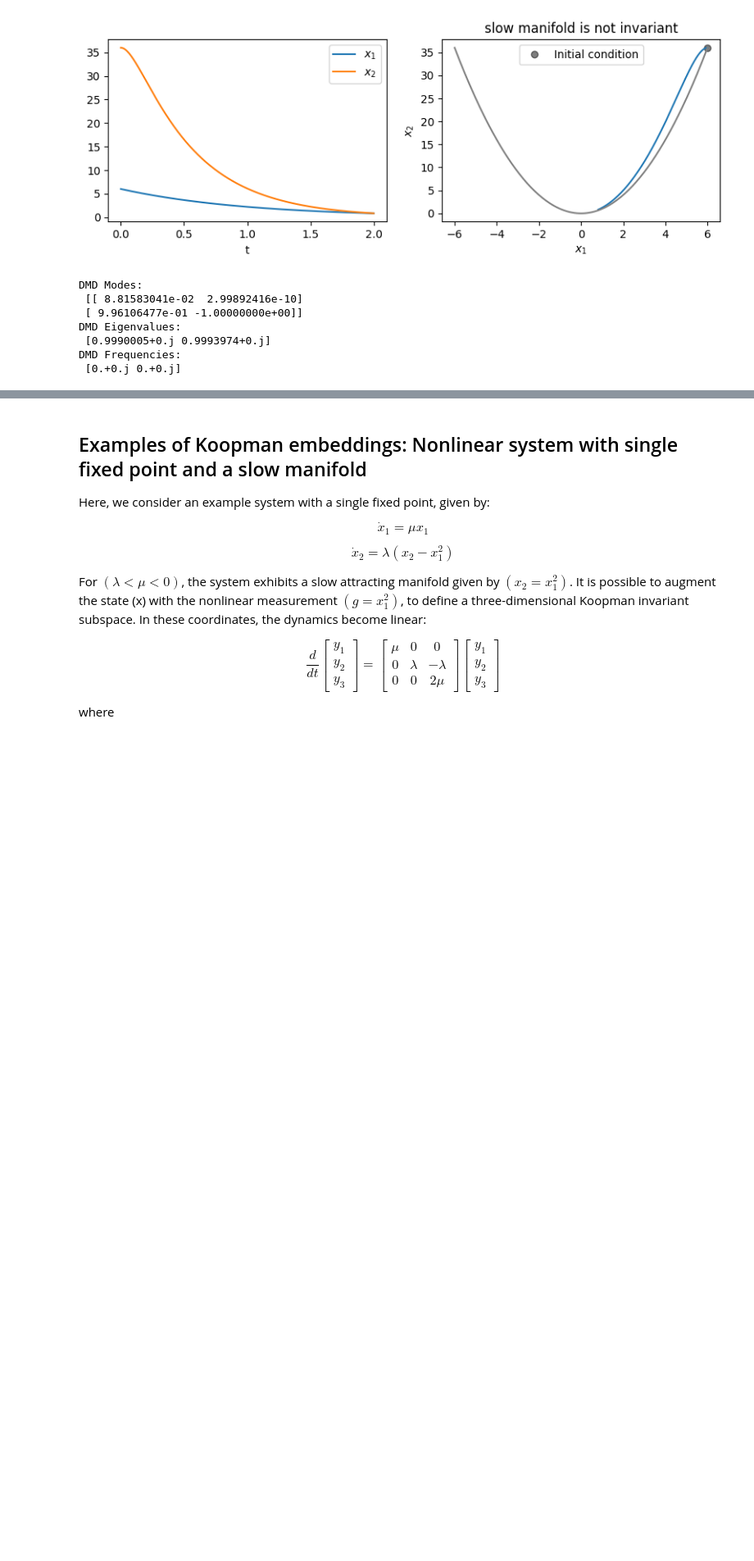
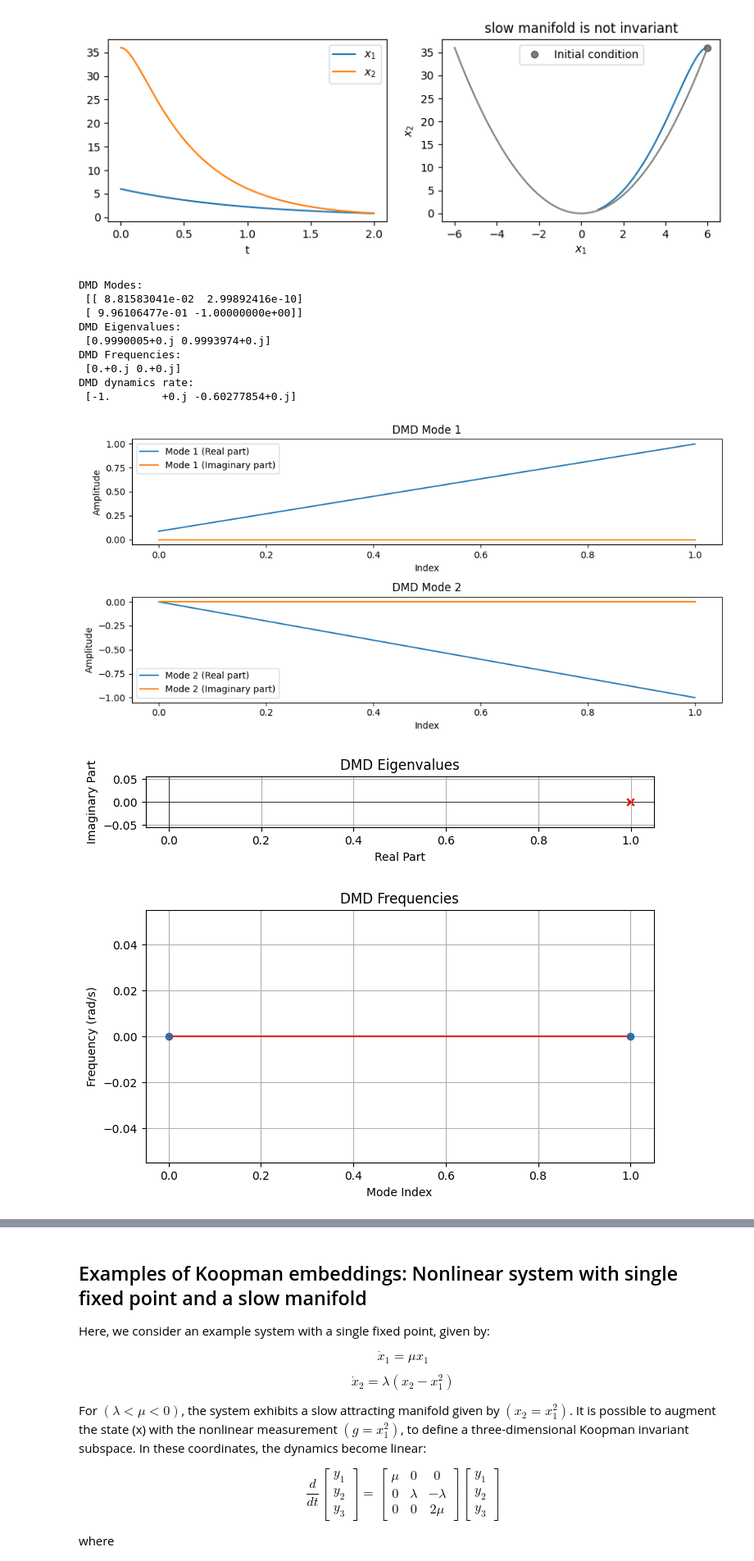
Before and after one commit to KulkarniHrishikesh/PyDMD, a Jupyter notebook: DMD.ipynb, the cells around one changed output, grey strips where cells are left out. Shown at 82% size. Saved outputs shown, nothing was run; the diff lists cells and outputs as text; code cells hidden in the pictures; blank space fills up the shorter version.

```diff
--- a/DMD.ipynb
+++ b/DMD.ipynb
@@ -286,27 +286,32 @@ def plot_dynamics(X, Y, modes, Lambda, delta_t):
 # %%
 # Example 1: Given system of
 t = t_data
 X1 = X[0:-1, :].T  # Example data
 X2 = X[1:, :].T  # Shifted data
 
 # Apply DMD
 Phi, Lambda, omega, rate = dynamic_mode_decomposition(X1, X2, r=2, delta_t=dt)
 
-print("DMD Modes:\n", Phi)
 print("DMD Eigenvalues:\n", Lambda)
 print("DMD Frequencies:\n", omega)
 print("DMD dynamics rate:\n", rate)
+print("DMD Modes:\n", Phi)
 
 #print(X1.shape,X2.shape)
 # Plot results
-#plot_dmd_results(Phi, Lambda, omega)
+plot_dmd_results(Phi, Lambda, omega)
 
-#plot_dynamics(X1, X2, Phi, Lambda, dt)
+plot_dynamics(X1, X2, Phi, Lambda, dt)
 # %% [output]
 DMD Modes:
  [[ 8.81583041e-02  2.99892416e-10]
  [ 9.96106477e-01 -1.00000000e+00]]
 DMD Eigenvalues:
  [0.9990005+0.j 0.9993974+0.j]
 DMD Frequencies:
  [0.+0.j 0.+0.j]
+DMD dynamics rate:
+ [-1.        +0.j -0.60277854+0.j]
+[figure, added]
+[figure, added]
+[figure, added]
```
Also changed, not shown: parts of 1 cell of this notebook.
